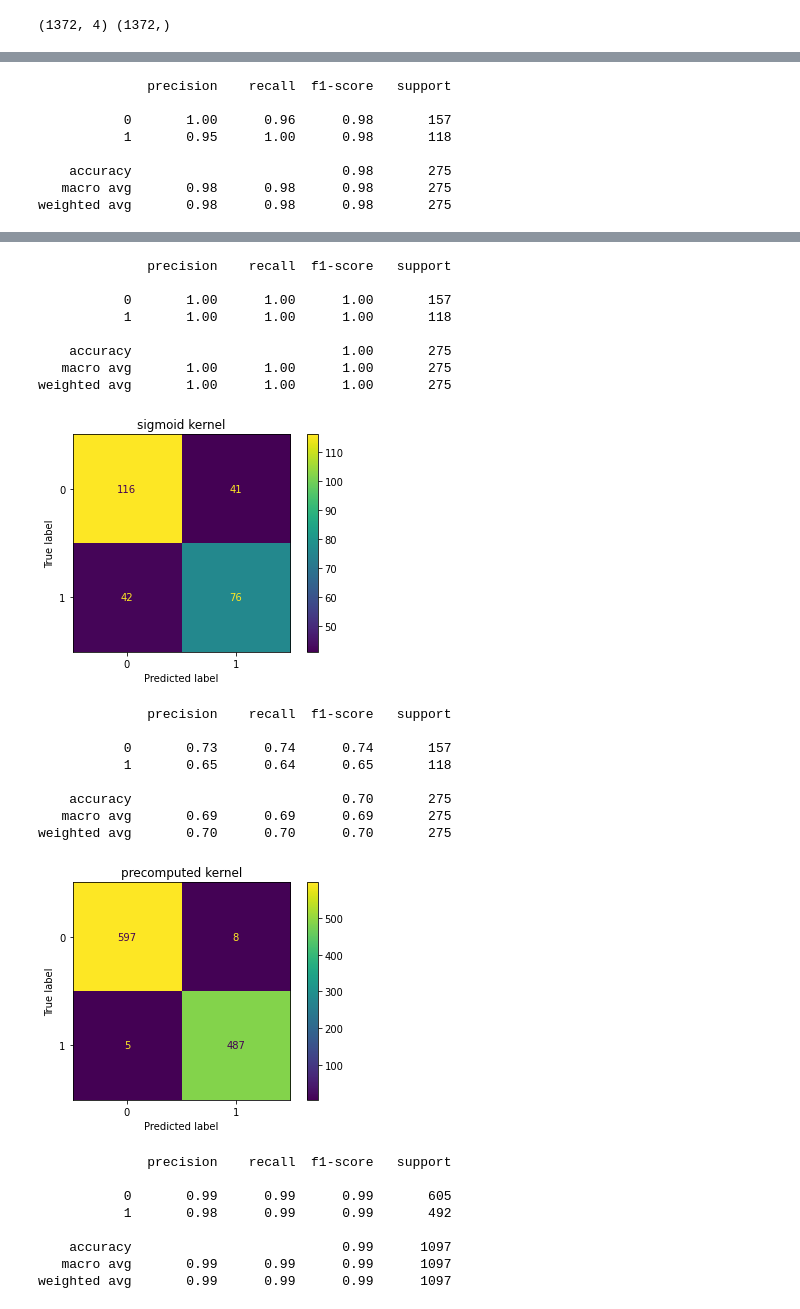
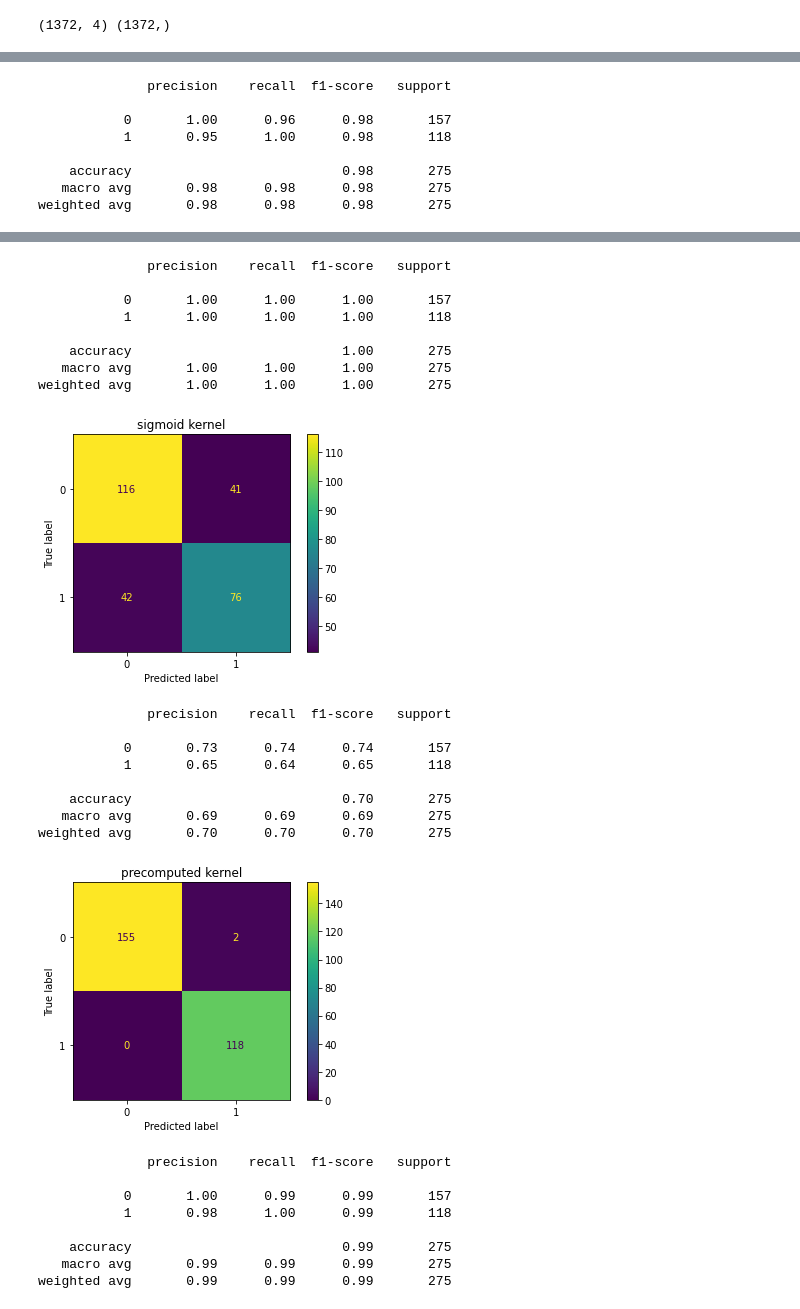
Before and after one commit to arkaprabha10/Machine-Learning, a Jupyter notebook: Lab 5/q2.ipynb, the cells around one changed output, grey strips where cells are left out. Saved outputs shown, nothing was run; the diff lists cells and outputs as text; code cells hidden in the pictures.

```diff
--- a/Lab 5/q2.ipynb
+++ b/Lab 5/q2.ipynb
@@ -54,7 +54,8 @@ predict('rbf', X_train,y_train,X_test,y_test)
 predict('sigmoid', X_train,y_train,X_test,y_test)
 
 new_X_train = np.dot(X_train,X_train.T)
-predict('precomputed', new_X_train,y_train,new_X_train,y_train)
+new_X_test = np.dot(X_test,X_train.T)
+predict('precomputed', new_X_train,y_train,new_X_test,y_test)
 # %% [output]
 [figure]
               precision    recall  f1-score   support
@@ -65,42 +66,42 @@ predict('precomputed', new_X_train,y_train,new_X_train,y_train)
     accuracy                           0.99       275
    macro avg       0.99      0.99      0.99       275
 weighted avg       0.99      0.99      0.99       275
 [figure]
               precision    recall  f1-score   support
 
            0       1.00      0.96      0.98       157
            1       0.95      1.00      0.98       118
 
     accuracy                           0.98       275
    macro avg       0.98      0.98      0.98       275
 weighted avg       0.98      0.98      0.98       275
 [figure]
               precision    recall  f1-score   support
 
            0       1.00      1.00      1.00       157
            1       1.00      1.00      1.00       118
 
     accuracy                           1.00       275
    macro avg       1.00      1.00      1.00       275
 weighted avg       1.00      1.00      1.00       275
 [figure]
               precision    recall  f1-score   support
 
            0       0.73      0.74      0.74       157
            1       0.65      0.64      0.65       118
 
     accuracy                           0.70       275
    macro avg       0.69      0.69      0.69       275
 weighted avg       0.70      0.70      0.70       275
-[figure, old version]
+[figure, new version]
               precision    recall  f1-score   support
 
-           0       0.99      0.99      0.99       605
-           1       0.98      0.99      0.99       492
+           0       1.00      0.99      0.99       157
+           1       0.98      1.00      0.99       118
 
-    accuracy                           0.99      1097
-   macro avg       0.99      0.99      0.99      1097
-weighted avg       0.99      0.99      0.99      1097
+    accuracy                           0.99       275
+   macro avg       0.99      0.99      0.99       275
+weighted avg       0.99      0.99      0.99       275
 # %%
 # Normalize the data now and perrform above functions
 min_max_scaler = MinMaxScaler()
```
Also changed, not shown: parts of 1 cell of this notebook, 12 other files.
